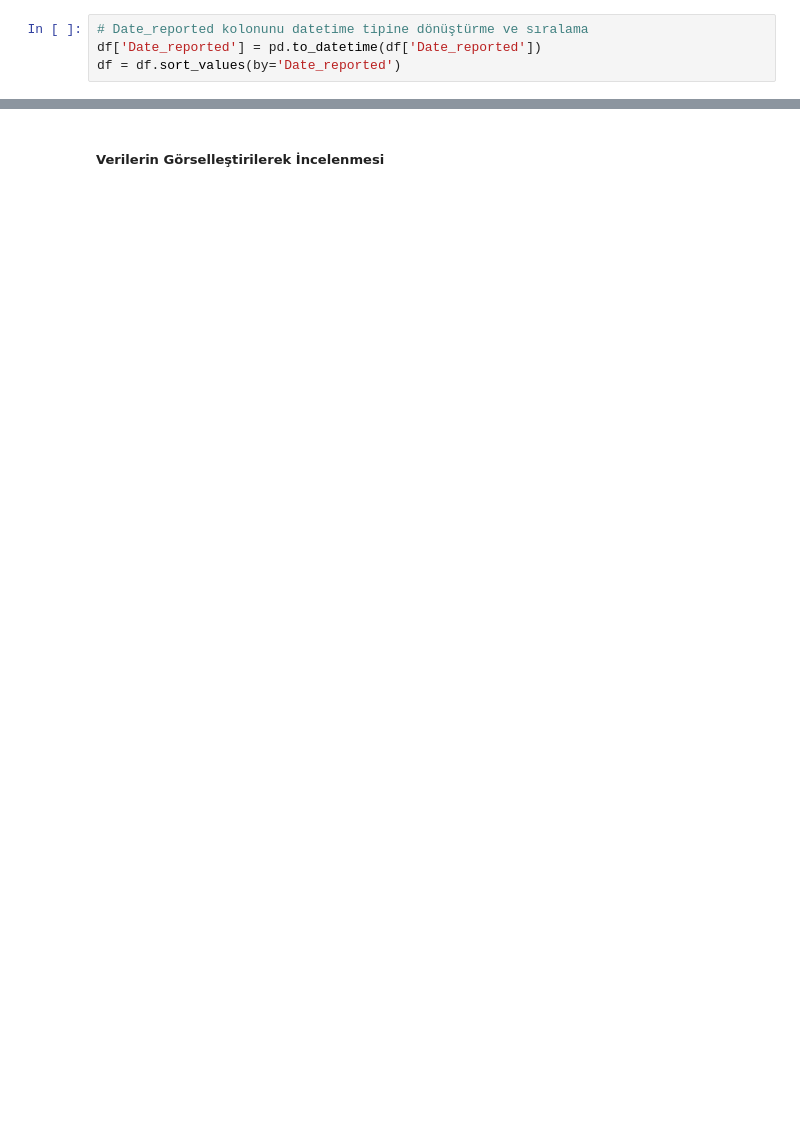
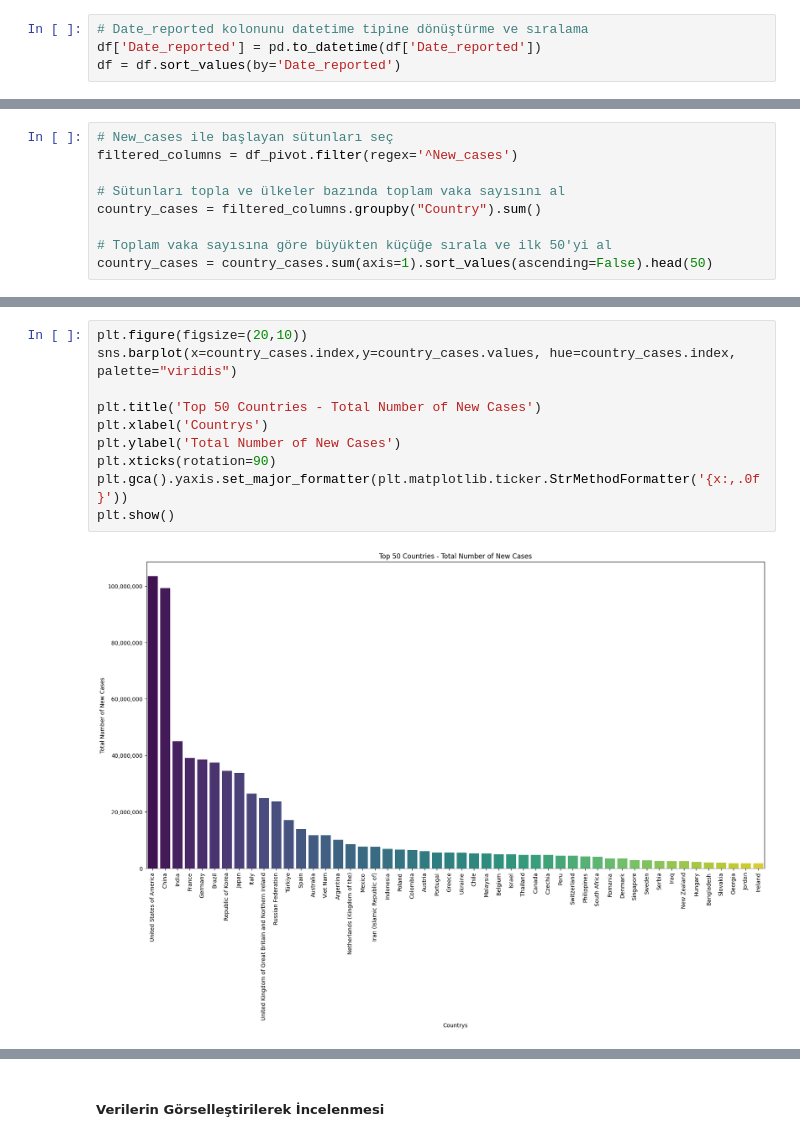
Before and after one commit to melsagin/covid, a Jupyter notebook: covid/analysis.ipynb, the cells around one changed output, grey strips where cells are left out. Saved outputs shown, nothing was run; the diff lists cells and outputs as text; blank space fills up the shorter version.

```diff
--- a/covid/analysis.ipynb
+++ b/covid/analysis.ipynb
@@ -247,0 +275,9 @@ new_df
+# %%
+# New_cases ile başlayan sütunları seç
+filtered_columns = df_pivot.filter(regex='^New_cases')
+
+# Sütunları topla ve ülkeler bazında toplam vaka sayısını al
+country_cases = filtered_columns.groupby("Country").sum()
+
+# Toplam vaka sayısına göre büyükten küçüğe sırala ve ilk 50'yi al
+country_cases = country_cases.sum(axis=1).sort_values(ascending=False).head(50)
@@ -247,0 +314,12 @@ new_df
+# %%
+plt.figure(figsize=(20,10))
+sns.barplot(x=country_cases.index,y=country_cases.values, hue=country_cases.index, palette="viridis")
+
+plt.title('Top 50 Countries - Total Number of New Cases')
+plt.xlabel('Countrys')
+plt.ylabel('Total Number of New Cases')
+plt.xticks(rotation=90)
+plt.gca().yaxis.set_major_formatter(plt.matplotlib.ticker.StrMethodFormatter('{x:,.0f}'))
+plt.show()
+# %% [output]
+[figure, added]
```
Also changed, not shown: parts of 37 cells of this notebook.
